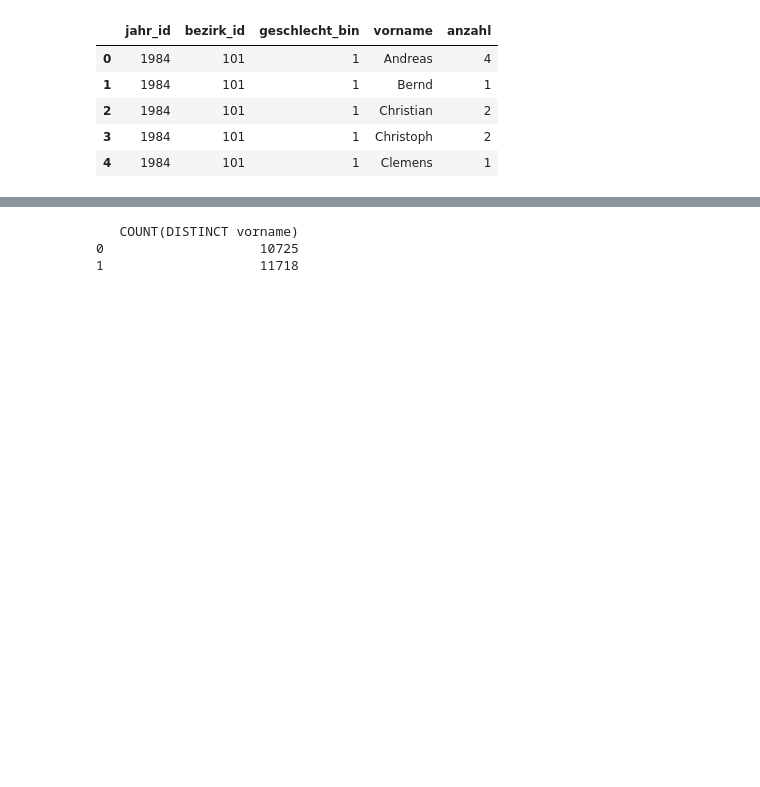
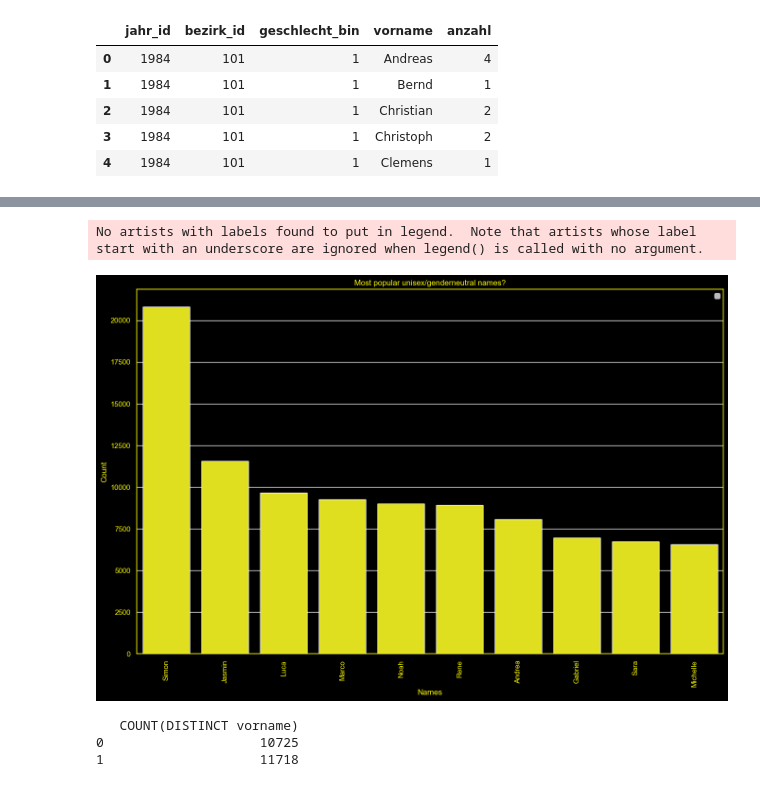
Before and after one commit to claudiamattes98/babynames_database, a Jupyter notebook: babynames_analyse.ipynb, the cells around one changed output, grey strips where cells are left out. Drawn from its saved outputs; the diff is of its cells as text; code cells hidden in the pictures; blank space fills up the shorter version.

```diff
--- a/babynames_analyse.ipynb
+++ b/babynames_analyse.ipynb
@@ -126,3 +115,38 @@ plt.bar(most_pop_unisex_names['Vorname'], most_pop_unisex_names['Total'])
+# %%
+import seaborn as sns
+import matplotlib.pylab as plt
+#plot of absolute numbers
+sns.set(style="darkgrid")
+plt.figure(figsize=(16,10),facecolor='black')
+
+#Set the axes background color
+plt.gca().set_facecolor('black')
+
+plt.gca().spines['bottom'].set_color('yellow')
+plt.gca().spines['left'].set_color('yellow')
+plt.gca().spines['top'].set_color('yellow')
+plt.gca().spines['right'].set_color('yellow')
+
+
+sns.barplot(x='Vorname', y='Total', data=most_pop_unisex_names, color='yellow')
+
+
+
+plt.title('Most popular unisex/genderneutral names?', color='yellow')
+plt.xlabel('Names', color='yellow')
+plt.ylabel('Count', color='yellow')
+plt.legend()
+
+#Change tick colors to yellow
+plt.tick_params(colors='yellow')
+
+#Rotate x-axis labels to prevent overlapping
+plt.xticks(rotation=90)
+
+plt.show()
+# %% [output]
+No artists with labels found to put in legend.  Note that artists whose label start with an underscore are ignored when legend() is called with no argument.
+[figure, added]
 # %%
 gender_name_count = pd.read_sql("""SELECT COUNT(DISTINCT vorname) FROM vornamen GROUP BY geschlecht_bin;""", conn)
 print(gender_name_count)
```
Also changed, not shown: parts of 8 cells of this notebook, 1 other file.
